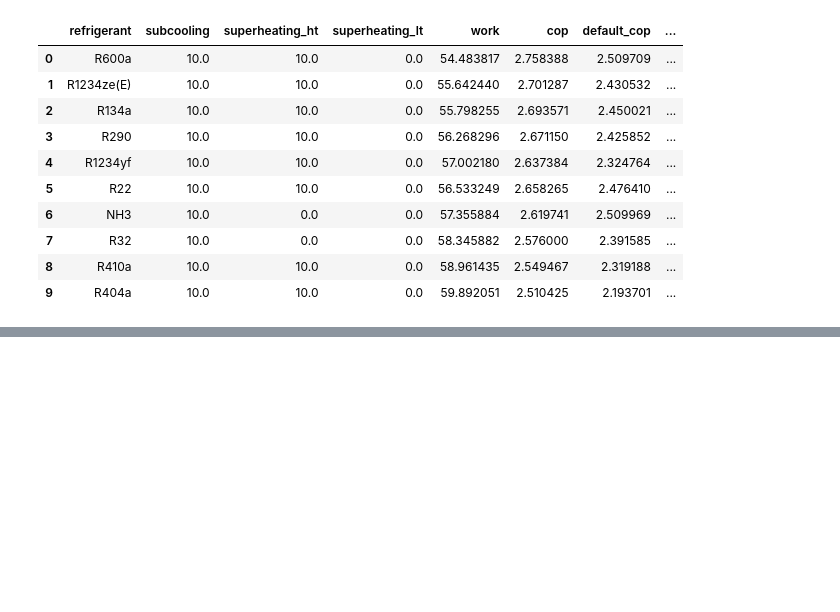
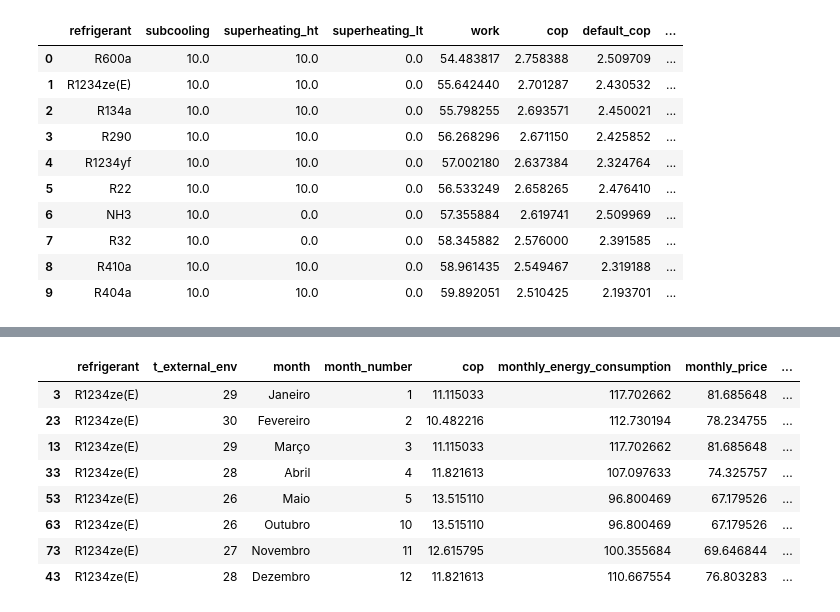
Before and after one commit to pflpedrosa/refrigeration-cycle-optimization, a Jupyter notebook: src/dataframes_transformation.ipynb, the cells around one changed output, grey strips where cells are left out. Drawn from its saved outputs; the diff is of its cells as text; code cells hidden in the pictures; blank space fills up the shorter version.

```diff
--- a/src/dataframes_transformation.ipynb
+++ b/src/dataframes_transformation.ipynb
@@ -255,0 +349,13 @@ result
+# %%
+# Basic cycle chosen refrigerant
+choose_refrigerant(economic_analysis_basic_cycle, 'R1234ze(E)')
+# %% [output]
+|  | refrigerant | t_external_env | month | month_number | cop | monthly_energy_consumption | monthly_price | ... |
+| 3 | R1234ze(E) | 29 | Janeiro | 1 | 11.115033 | 117.702662 | 81.685648 | ... |
+| 23 | R1234ze(E) | 30 | Fevereiro | 2 | 10.482216 | 112.730194 | 78.234755 | ... |
+| 13 | R1234ze(E) | 29 | Março | 3 | 11.115033 | 117.702662 | 81.685648 | ... |
+| 33 | R1234ze(E) | 28 | Abril | 4 | 11.821613 | 107.097633 | 74.325757 | ... |
+| 53 | R1234ze(E) | 26 | Maio | 5 | 13.515110 | 96.800469 | 67.179526 | ... |
+| 63 | R1234ze(E) | 26 | Outubro | 10 | 13.515110 | 96.800469 | 67.179526 | ... |
+| 73 | R1234ze(E) | 27 | Novembro | 11 | 12.615795 | 100.355684 | 69.646844 | ... |
+| 43 | R1234ze(E) | 28 | Dezembro | 12 | 11.821613 | 110.667554 | 76.803283 | ... |
```
Also changed, not shown: parts of 7 cells of this notebook.
